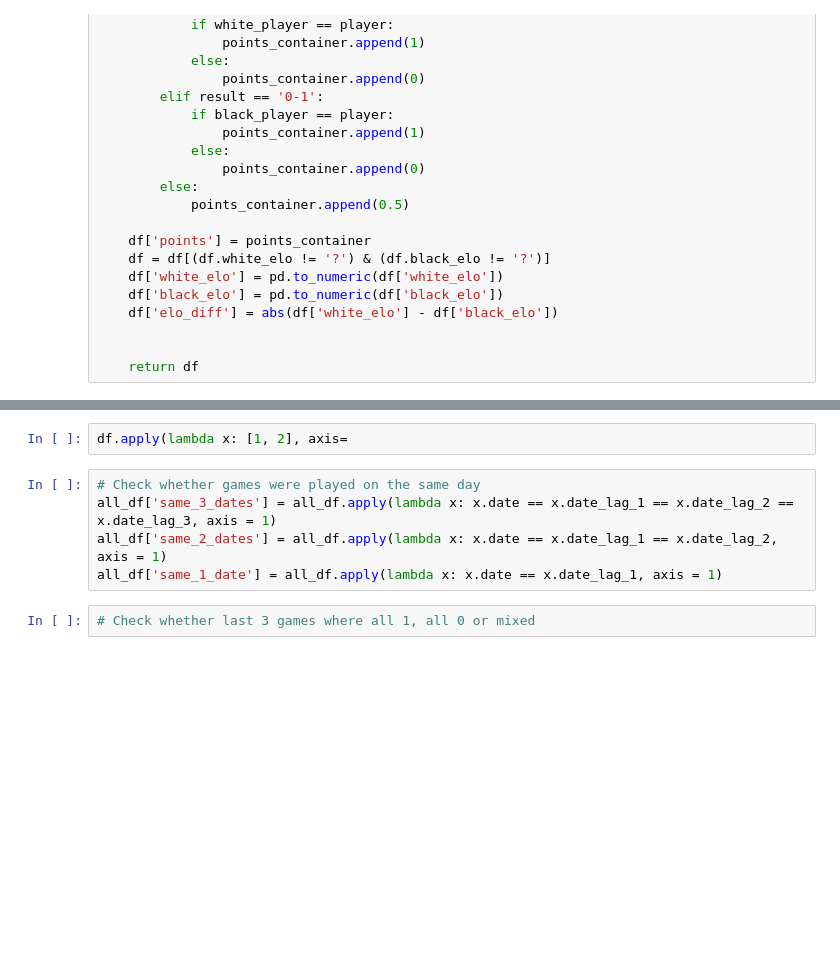
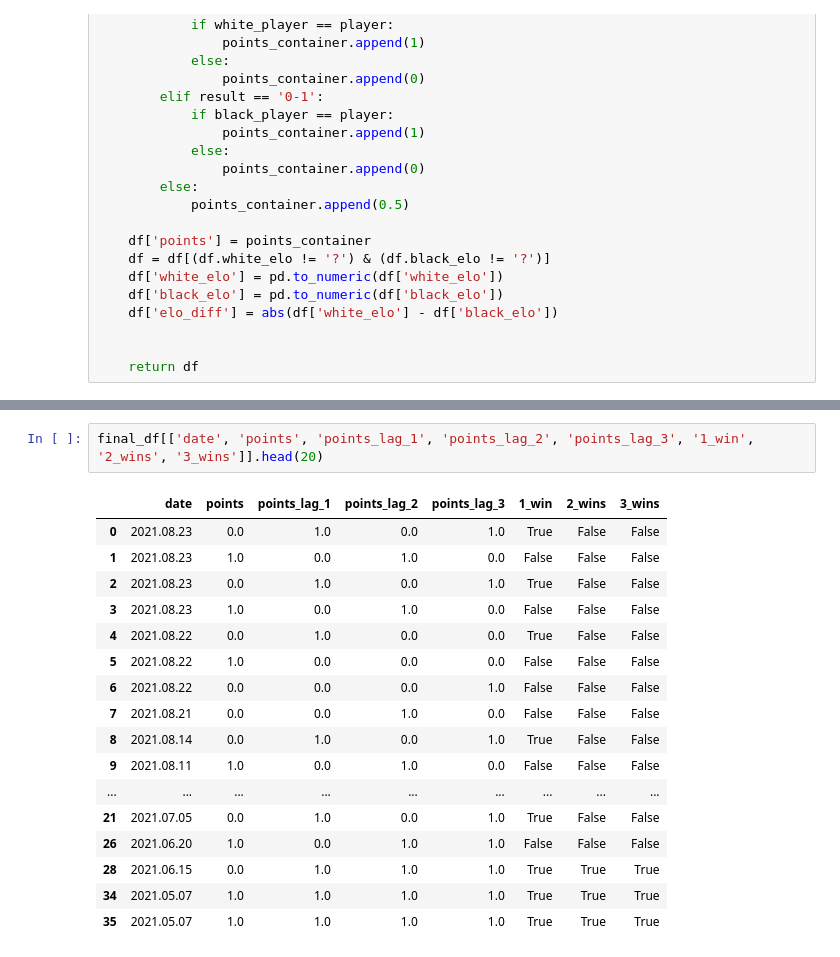
Before and after one commit to eonofrey/chess_hot_hand, a Jupyter notebook: chess_hot_hand_clean.ipynb, the cells around one changed output, grey strips where cells are left out. Cells and saved outputs as stored; diff of their text form; blank space fills up the shorter version.

```diff
--- a/chess_hot_hand_clean.ipynb
+++ b/chess_hot_hand_clean.ipynb
@@ -156,9 +178,20 @@ all_df.head()
-# %%
-df.apply(lambda x: [1, 2], axis=
-# %%
-# Check whether games were played on the same day
-all_df['same_3_dates'] = all_df.apply(lambda x: x.date == x.date_lag_1 == x.date_lag_2 == x.date_lag_3, axis = 1)
-all_df['same_2_dates'] = all_df.apply(lambda x: x.date == x.date_lag_1 == x.date_lag_2, axis = 1)
-all_df['same_1_date'] = all_df.apply(lambda x: x.date == x.date_lag_1, axis = 1)
-# %%
-# Check whether last 3 games where all 1, all 0 or mixed
+# %%
+final_df[['date', 'points', 'points_lag_1', 'points_lag_2', 'points_lag_3', '1_win', '2_wins', '3_wins']].head(20)
+# %% [output]
+|  | date | points | points_lag_1 | points_lag_2 | points_lag_3 | 1_win | 2_wins | 3_wins |
+| 0 | 2021.08.23 | 0.0 | 1.0 | 0.0 | 1.0 | True | False | False |
+| 1 | 2021.08.23 | 1.0 | 0.0 | 1.0 | 0.0 | False | False | False |
+| 2 | 2021.08.23 | 0.0 | 1.0 | 0.0 | 1.0 | True | False | False |
+| 3 | 2021.08.23 | 1.0 | 0.0 | 1.0 | 0.0 | False | False | False |
+| 4 | 2021.08.22 | 0.0 | 1.0 | 0.0 | 0.0 | True | False | False |
+| 5 | 2021.08.22 | 1.0 | 0.0 | 0.0 | 0.0 | False | False | False |
+| 6 | 2021.08.22 | 0.0 | 0.0 | 0.0 | 1.0 | False | False | False |
+| 7 | 2021.08.21 | 0.0 | 0.0 | 1.0 | 0.0 | False | False | False |
+| 8 | 2021.08.14 | 0.0 | 1.0 | 0.0 | 1.0 | True | False | False |
+| 9 | 2021.08.11 | 1.0 | 0.0 | 1.0 | 0.0 | False | False | False |
+| ... | ... | ... | ... | ... | ... | ... | ... | ... |
+| 21 | 2021.07.05 | 0.0 | 1.0 | 0.0 | 1.0 | True | False | False |
+| 26 | 2021.06.20 | 1.0 | 0.0 | 1.0 | 1.0 | False | False | False |
+| 28 | 2021.06.15 | 0.0 | 1.0 | 1.0 | 1.0 | True | True | True |
+| 34 | 2021.05.07 | 1.0 | 1.0 | 1.0 | 1.0 | True | True | True |
+| 35 | 2021.05.07 | 1.0 | 1.0 | 1.0 | 1.0 | True | True | True |
```
Also changed, not shown: parts of 7 cells of this notebook.
